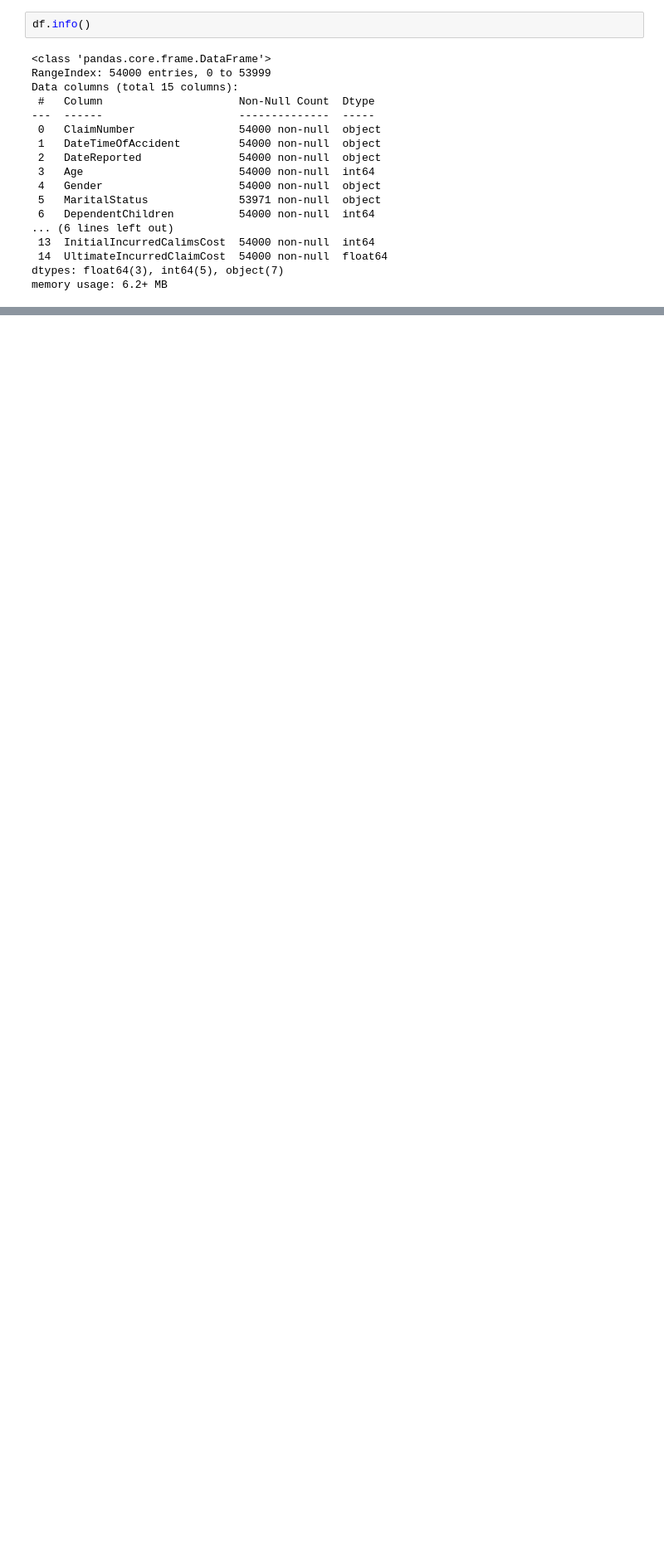
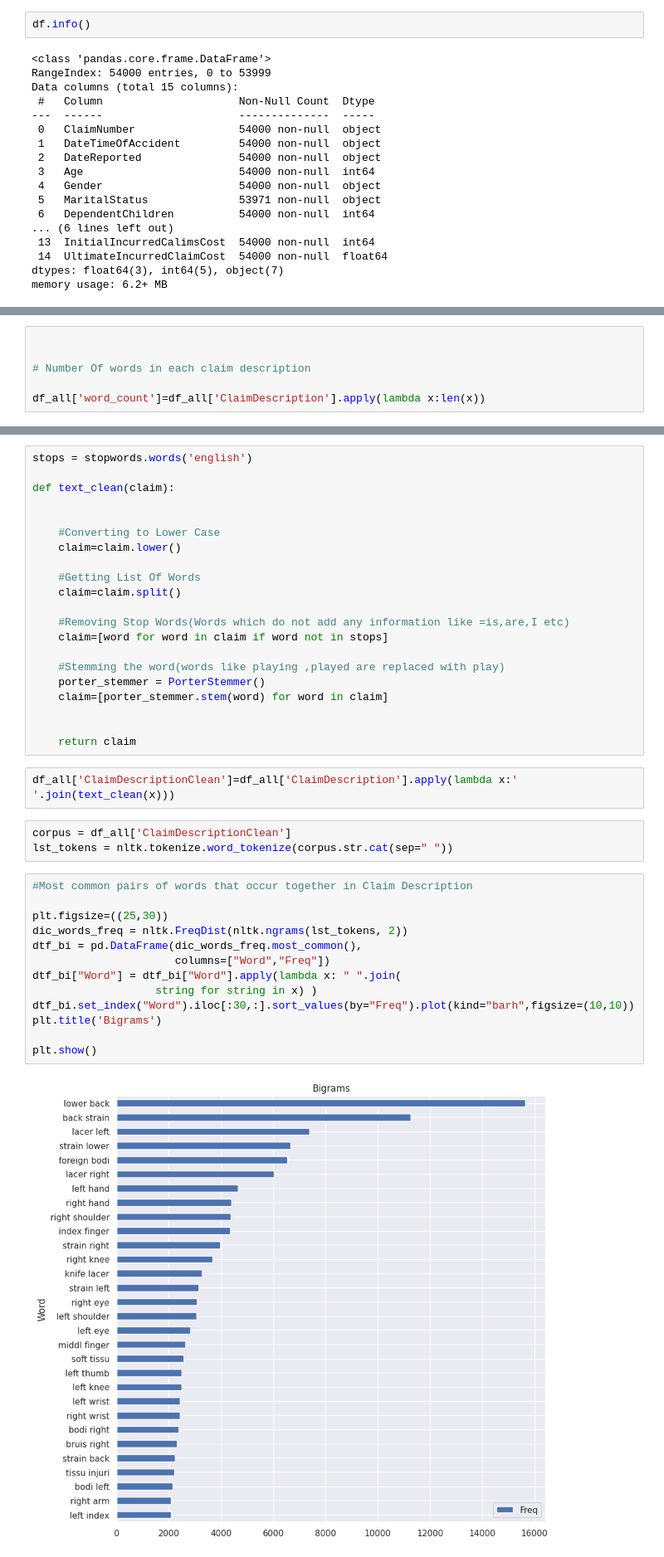
Before and after one commit to Ken-Alviola/CSC510, a Jupyter notebook: Portfolio Project/test.ipynb, the cells around one changed output, grey strips where cells are left out. Shown: that part at 83% size. Drawn from its saved outputs; the diff is of its cells as text; blank space fills up the shorter version.

Commit message:
rough data explore

```diff
--- a/Portfolio Project/test.ipynb
+++ b/Portfolio Project/test.ipynb
@@ -441,0 +580,6 @@ df.describe()
+# %%
+
+
+# Number Of words in each claim description
+
+df_all['word_count']=df_all['ClaimDescription'].apply(lambda x:len(x))
@@ -441,0 +602,41 @@ df.describe()
+# %%
+stops = stopwords.words('english')
+
+def text_clean(claim):
+
+
+    #Converting to Lower Case
+    claim=claim.lower()
+
+    #Getting List Of Words
+    claim=claim.split()
+
+    #Removing Stop Words(Words which do not add any information like =is,are,I etc)
+    claim=[word for word in claim if word not in stops]
+
+    #Stemming the word(words like playing ,played are replaced with play)
+    porter_stemmer = PorterStemmer()
+    claim=[porter_stemmer.stem(word) for word in claim]
+
+
+    return claim
+# %%
+df_all['ClaimDescriptionClean']=df_all['ClaimDescription'].apply(lambda x:' '.join(text_clean(x)))
+# %%
+corpus = df_all['ClaimDescriptionClean']
+lst_tokens = nltk.tokenize.word_tokenize(corpus.str.cat(sep=" "))
+# %%
+#Most common pairs of words that occur together in Claim Description
+
+plt.figsize=((25,30))
+dic_words_freq = nltk.FreqDist(nltk.ngrams(lst_tokens, 2))
+dtf_bi = pd.DataFrame(dic_words_freq.most_common(),
+                      columns=["Word","Freq"])
+dtf_bi["Word"] = dtf_bi["Word"].apply(lambda x: " ".join(
+                   string for string in x) )
+dtf_bi.set_index("Word").iloc[:30,:].sort_values(by="Freq").plot(kind="barh",figsize=(10,10))
+plt.title('Bigrams')
+
+plt.show()
+# %% [output]
+[figure, added]
```
Also changed, not shown: parts of 50 cells of this notebook.
